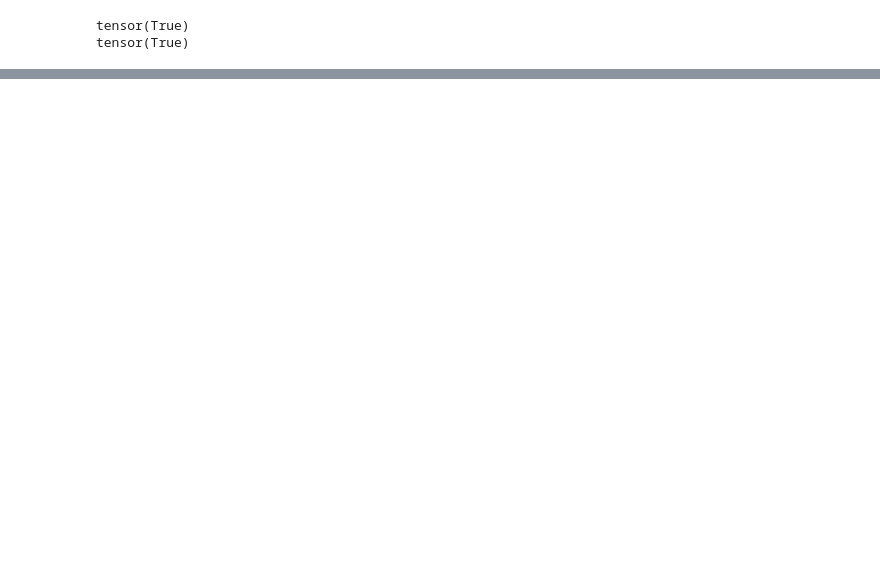
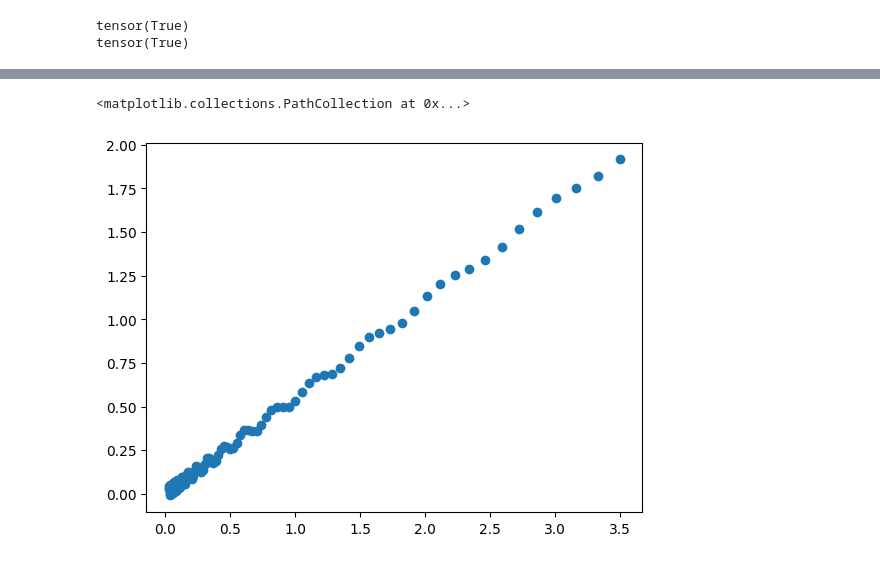
Before and after one commit to sachdved/StateSpaceModels, a Jupyter notebook: canonicalSSM_torch.ipynb, the cells around one changed output, grey strips where cells are left out. Cells and saved outputs as stored; diff of their text form; code cells hidden in the pictures; blank space fills up the shorter version.

```diff
--- a/canonicalSSM_torch.ipynb
+++ b/canonicalSSM_torch.ipynb
@@ -308,0 +300,20 @@ tensor([[ 0.5895,  0.7585,  1.1433, -0.6638, -1.3767, -0.9017, -2.1226,  1.1415,
+# %%
+def K_gen_inverse(
+    Abar : torch.Tensor, Bbar : torch.Tensor, Cbar : torch.Tensor, L : int
+) -> torch.Tensor:
+    """
+    creates generating function for convolutional window, to be evaluated at roots of unity
+    parameters:
+        Abar : discretized A matrix
+        Bbar : discretized B matrix
+        Cbar : discretized C matrix
+        L    : length of convolutional window
+    """
+    Abar = Abar.to(torch.complex64)
+    Bbar = Bbar.to(torch.complex64)
+    Cbar = Cbar.to(torch.complex64)
+
+    I = torch.eye(Abar.shape[0]).to(torch.complex64)
+    Al = torch.matrix_power(Abar, L)
+    Ctilde = Cbar @ (I - (Al))
+    return lambda z: (torch.conj(Ctilde)@(torch.linalg.inv(I-Abar * z))@Bbar).squeeze()
@@ -308,0 +339,5 @@ tensor([[ 0.5895,  0.7585,  1.1433, -0.6638, -1.3767, -0.9017, -2.1226,  1.1415,
+# %%
+blah = K_gen_inverse(Abar, Bbar, Cbar, 100)
+# %%
+omega_L = torch.exp(-2j * torch.pi * torch.arange(100)/100)
+atRoots = torch.tensor([blah(omega) for omega in omega_L])
@@ -308,0 +384,5 @@ tensor([[ 0.5895,  0.7585,  1.1433, -0.6638, -1.3767, -0.9017, -2.1226,  1.1415,
+# %%
+plt.scatter(torch.fft.irfft(atRoots, 100).detach().numpy(), conv_fft.detach().numpy())
+# %% [output]
+<matplotlib.collections.PathCollection at 0x...>
+[figure, added]
```
Also changed, not shown: parts of 20 cells of this notebook, 3 other files.
